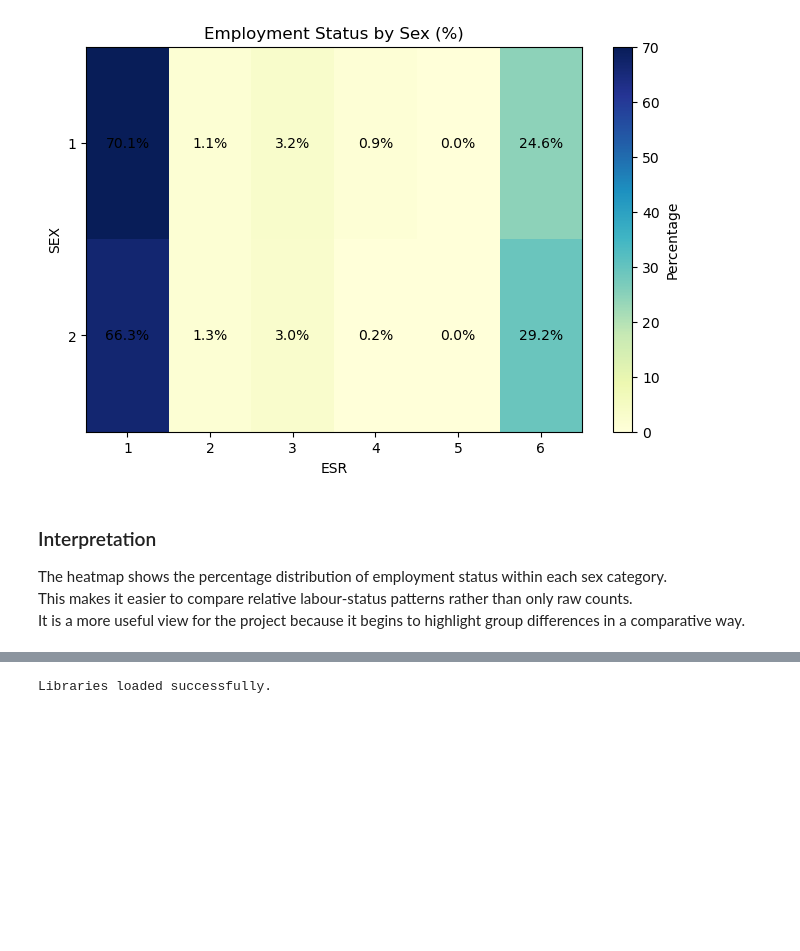
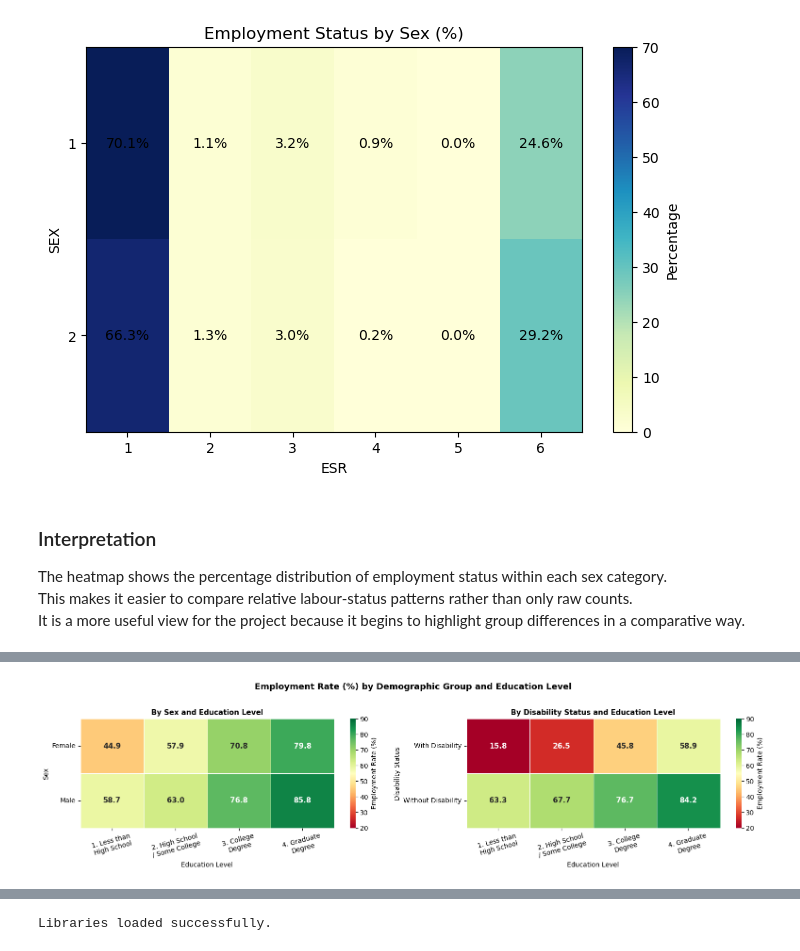
Before and after one commit to ClaraQuilapan/ca2-90-2022475, a Jupyter notebook: Final_Project_AI_Bias_Audit_Framework.ipynb, the cells around one changed output, grey strips where cells are left out. Saved outputs shown, nothing was run; the diff lists cells and outputs as text; code cells hidden in the pictures; blank space fills up the shorter version.

```diff
--- a/Final_Project_AI_Bias_Audit_Framework.ipynb
+++ b/Final_Project_AI_Bias_Audit_Framework.ipynb
@@ -365,0 +414,85 @@ It is a more useful view for the project because it begins to highlight group di
+# %%
+# Data Understanding - Employment Rate Heatmap By Demographic Group
+
+df_heatmap = work_df.copy()
+
+df_heatmap["SEX_LABEL"] = df_heatmap["SEX"].map({1: "Male", 2: "Female"})
+
+df_heatmap["DIS_LABEL"] = df_heatmap["DIS"].map({
+    1: "With Disability",
+    2: "Without Disability"
+})
+
+def education_group(schl):
+    if schl <= 11:
+        return "1. Less than\nHigh School"
+    elif schl <= 17:
+        return "2. High School\n/ Some College"
+    elif schl <= 21:
+        return "3. College\nDegree"
+    else:
+        return "4. Graduate\nDegree"
+
+df_heatmap["SCHL_GROUP"] = df_heatmap["SCHL"].apply(education_group)
+
+df_heatmap["EMPLOYED"] = df_heatmap["ESR"].apply(
+    lambda x: 1 if x in [1, 2, 4, 5] else 0
+    if pd.notna(x) else np.nan
+)
+df_heatmap = df_heatmap.dropna(subset=["EMPLOYED"])
+
+# PLOT 1: Employment Rate by Education Level and Sex
+pivot_sex_edu = df_heatmap.pivot_table(
+    values="EMPLOYED",
+    index="SEX_LABEL",
+    columns="SCHL_GROUP",
+    aggfunc="mean"
+) * 100
+
+# PLOT 2: Employment Rate by Education Level and Disability Status
+pivot_dis_edu = df_heatmap.pivot_table(
+    values="EMPLOYED",
+    index="DIS_LABEL",
+    columns="SCHL_GROUP",
+    aggfunc="mean"
+) * 100
+
+# Plot both heatmaps side by side
+fig, axes = plt.subplots(1, 2, figsize=(16, 4))
+fig.suptitle("Employment Rate (%) by Demographic Group and Education Level",
+             fontsize=13, fontweight="bold", y=1.02)
+
+heatmap_kwargs = dict(
+    annot=True,
+    fmt=".1f",
+    cmap="RdYlGn",
+    vmin=20, vmax=90,
+    linewidths=0.5,
+    linecolor="white",
+    annot_kws={"size": 11, "fontweight": "bold"},
+    cbar_kws={"label": "Employment Rate (%)"}
+)
+
+# Plot 1: Sex × Education
+sns.heatmap(pivot_sex_edu, ax=axes[0], **heatmap_kwargs)
+axes[0].set_title("By Sex and Education Level",
+                  fontsize=11, fontweight="bold")
+axes[0].set_xlabel("Education Level", fontsize=10)
+axes[0].set_ylabel("Sex", fontsize=10)
+axes[0].tick_params(axis="x", rotation=15)
+axes[0].tick_params(axis="y", rotation=0)
+
+# Plot 2: Disability × Education
+sns.heatmap(pivot_dis_edu, ax=axes[1], **heatmap_kwargs)
+axes[1].set_title("By Disability Status and Education Level",
+                  fontsize=11, fontweight="bold")
+axes[1].set_xlabel("Education Level", fontsize=10)
+axes[1].set_ylabel("Disability Status", fontsize=10)
+axes[1].tick_params(axis="x", rotation=15)
+axes[1].tick_params(axis="y", rotation=0)
+
+plt.tight_layout()
+plt.savefig("figures_du/employment_rate_heatmap.png", dpi=300, bbox_inches="tight")
+plt.show()
+# %% [output]
+[figure, added]
```
Also changed, not shown: parts of 10 cells of this notebook.
